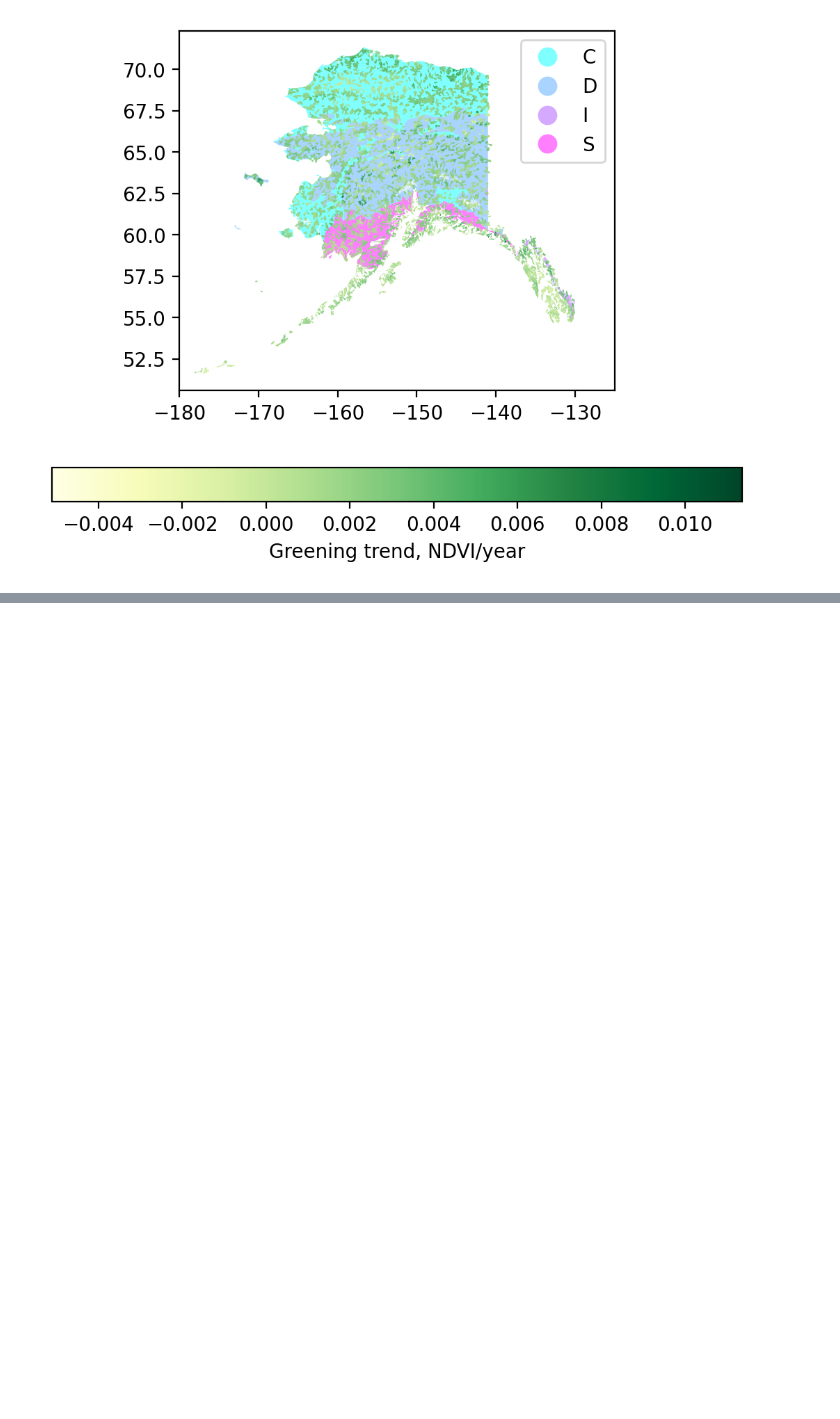
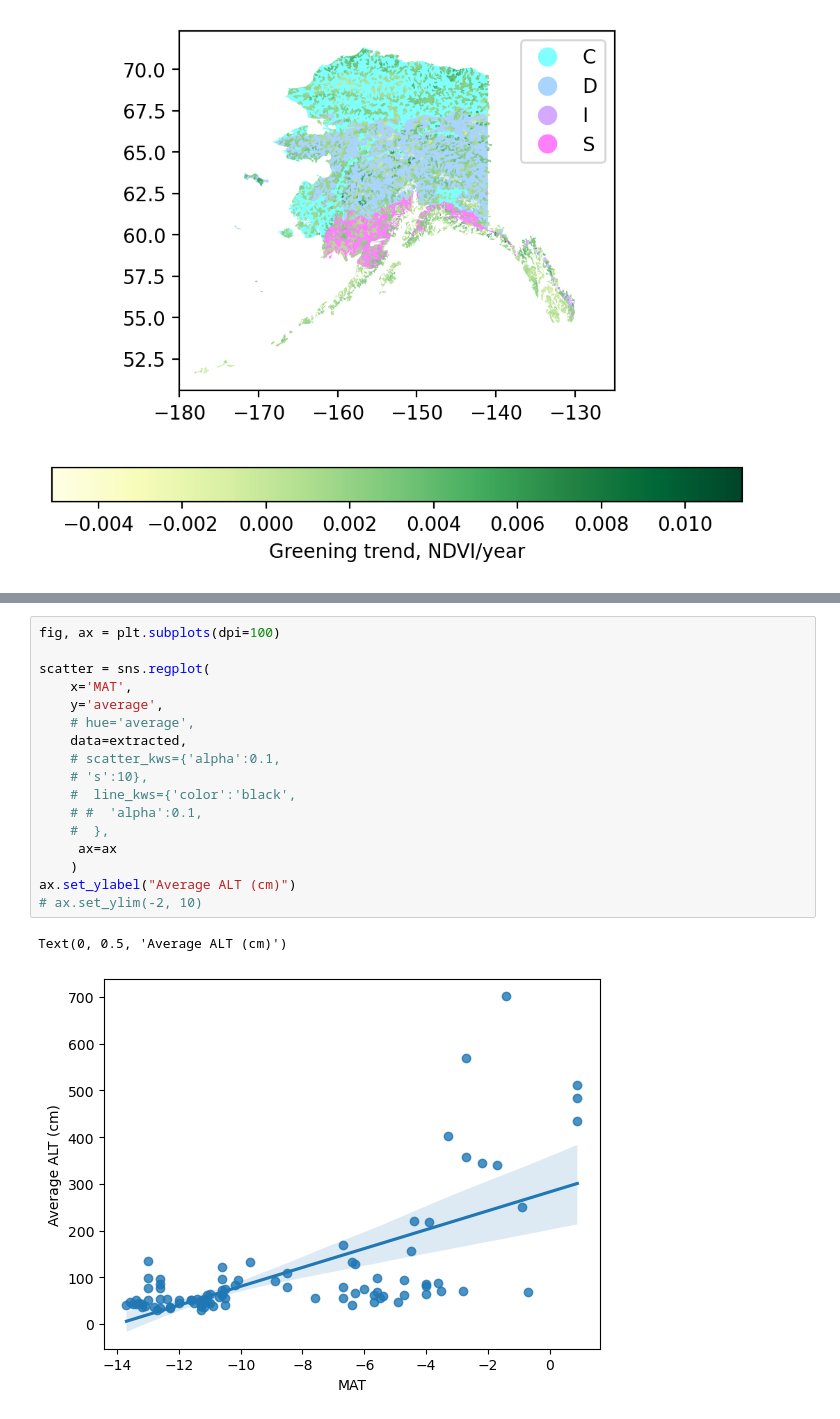
Before and after one commit to jmdelvecchio/computational-arctic-workshop, a Jupyter notebook: notebooks/Session_2.ipynb, the cells around one changed output, grey strips where cells are left out. Drawn from its saved outputs; the diff is of its cells as text; blank space fills up the shorter version.

```diff
--- a/notebooks/Session_2.ipynb
+++ b/notebooks/Session_2.ipynb
@@ -258,0 +312,20 @@ ax.set_xlim(-180,-125)
+# %%
+fig, ax = plt.subplots(dpi=100)
+
+scatter = sns.regplot(
+    x='MAT',
+    y='average',
+    # hue='average',
+    data=extracted,
+    # scatter_kws={'alpha':0.1,
+    # 's':10},
+    #  line_kws={'color':'black',
+    # #  'alpha':0.1,
+    #  },
+     ax=ax
+    )
+ax.set_ylabel("Average ALT (cm)")
+# ax.set_ylim(-2, 10)
+# %% [output]
+Text(0, 0.5, 'Average ALT (cm)')
+[figure, added]
```
Also changed, not shown: parts of 10 cells of this notebook, 5 other files.
